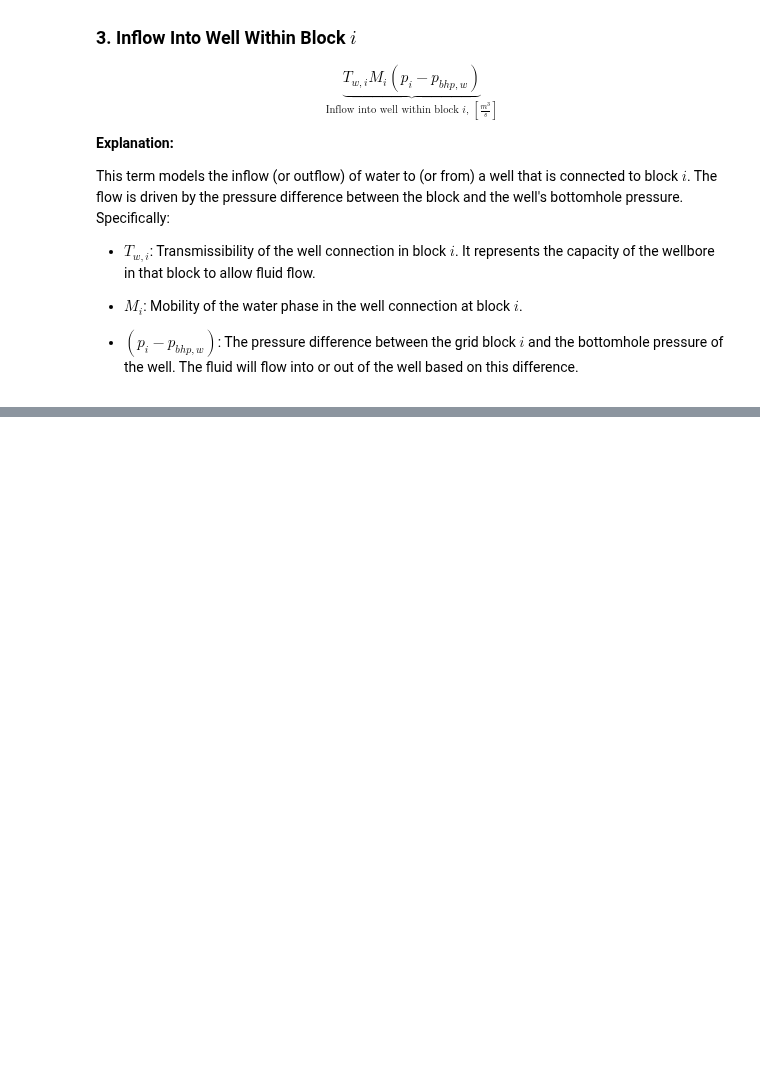
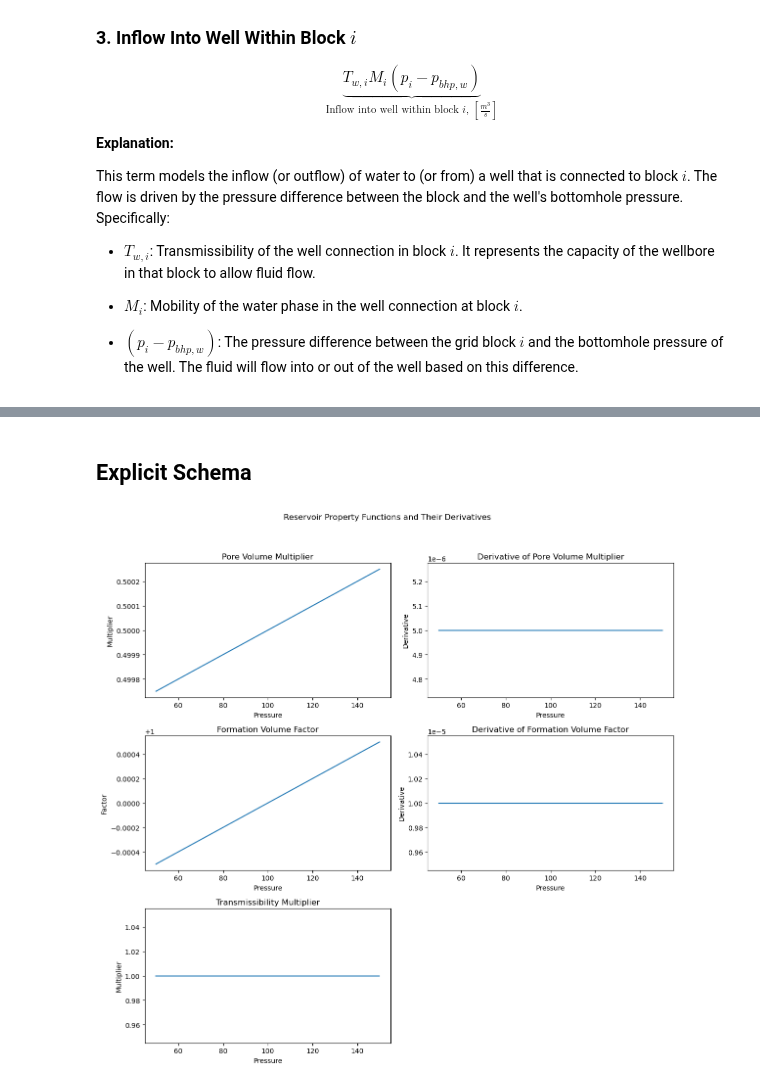
Before and after one commit to rfarell/Subsurface-Modeling-Tutorials, a Jupyter notebook: notebooks/01_Introduction/01_04_Discrete_Single_Phase_Reservoir_Simulator.ipynb, the cells around one changed output, grey strips where cells are left out. Saved outputs shown, nothing was run; the diff lists cells and outputs as text; code cells hidden in the pictures; blank space fills up the shorter version.

Commit message:
Single phase flow simulator implicit method kinda working

```diff
--- a/notebooks/01_Introduction/01_04_Discrete_Single_Phase_Reservoir_Simulator.ipynb
+++ b/notebooks/01_Introduction/01_04_Discrete_Single_Phase_Reservoir_Simulator.ipynb
@@ -277,0 +90,2 @@ Volume =  [0.5 0.5 0.5 0.5 0.5 0.5 0.5 0.5 0.5 0.5 0.5 0.5 0.5 0.5 0.5 0.5 0.5 0
+# %% [markdown]
+## Explicit Schema
@@ -278 +96,64 @@ Volume =  [0.5 0.5 0.5 0.5 0.5 0.5 0.5 0.5 0.5 0.5 0.5 0.5 0.5 0.5 0.5 0.5 0.5 0
+# %%
+import numpy as np
+import matplotlib.pyplot as plt
+
+# Parameters
+n = 100
+cell_volume = 0.5
+V = cell_volume  # A single representative volume
+p0 = 100.0  # A single representative initial pressure
+compressibility = 1e-5
+pressure_range = np.linspace(50, 150, 500)  # Pressure from 50 to 150 units
+
+# Function definitions (from your code)
+def pore_volume_multiplier(p, dp=False):
+    if dp:
+        return compressibility * V
+    else:
+        return V * (1 + compressibility * (p - p0))
+
+def formation_volume_factor(p, dp=False):
+    if dp:
+        return compressibility
+    else:
+        return 1 + compressibility * (p - p0)
+
+def transmissibility_multiplier(p, dp=False):
+    return np.ones_like(p)
+
+# Plotting
+fig, axs = plt.subplots(3, 2, figsize=(12, 12))
+fig.suptitle('Reservoir Property Functions and Their Derivatives')
+
+# Pore Volume Multiplier
+axs[0, 0].plot(pressure_range, pore_volume_multiplier(pressure_range))
+axs[0, 0].set_title('Pore Volume Multiplier')
+axs[0, 0].set_xlabel('Pressure')
+axs[0, 0].set_ylabel('Multiplier')
+axs[0, 1].plot(pressure_range, [pore_volume_multiplier(p, dp=True) for p in pressure_range])
+axs[0, 1].set_title('Derivative of Pore Volume Multiplier')
+axs[0, 1].set_xlabel('Pressure')
+axs[0, 1].set_ylabel('Derivative')
+
+# Formation Volume Factor
+axs[1, 0].plot(pressure_range, formation_volume_factor(pressure_range))
+axs[1, 0].set_title('Formation Volume Factor')
+axs[1, 0].set_xlabel('Pressure')
+axs[1, 0].set_ylabel('Factor')
+axs[1, 1].plot(pressure_range, [formation_volume_factor(p, dp=True) for p in pressure_range])
+axs[1, 1].set_title('Derivative of Formation Volume Factor')
+axs[1, 1].set_xlabel('Pressure')
+axs[1, 1].set_ylabel('Derivative')
+
+# Transmissibility Multiplier
+axs[2, 0].plot(pressure_range, transmissibility_multiplier(pressure_range))
+axs[2, 0].set_title('Transmissibility Multiplier')
+axs[2, 0].set_xlabel('Pressure')
+axs[2, 0].set_ylabel('Multiplier')
+axs[2, 1].axis('off')  # Empty since the function is currently a constant
+
+plt.tight_layout(rect=[0, 0.03, 1, 0.95])
+plt.show()
+# %% [output]
+[figure, added]
 # %%
```
Also changed, not shown: parts of 11 cells of this notebook, 1 other file.
